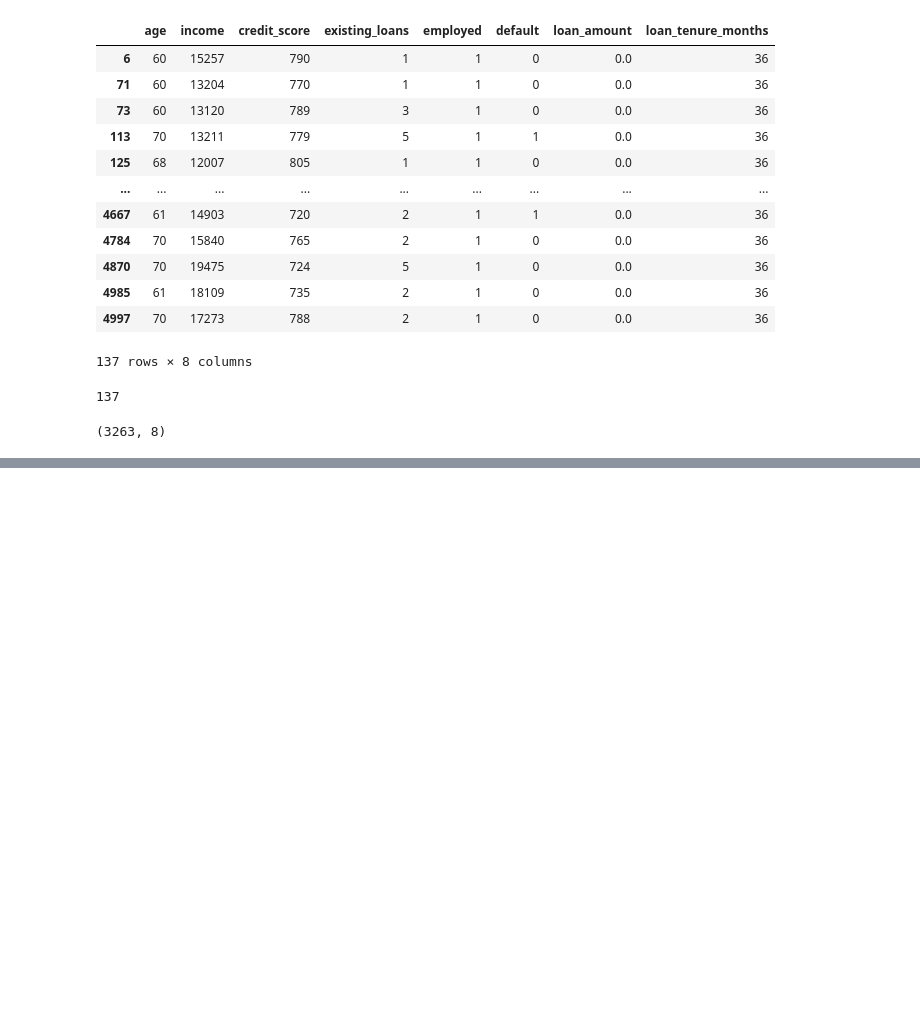
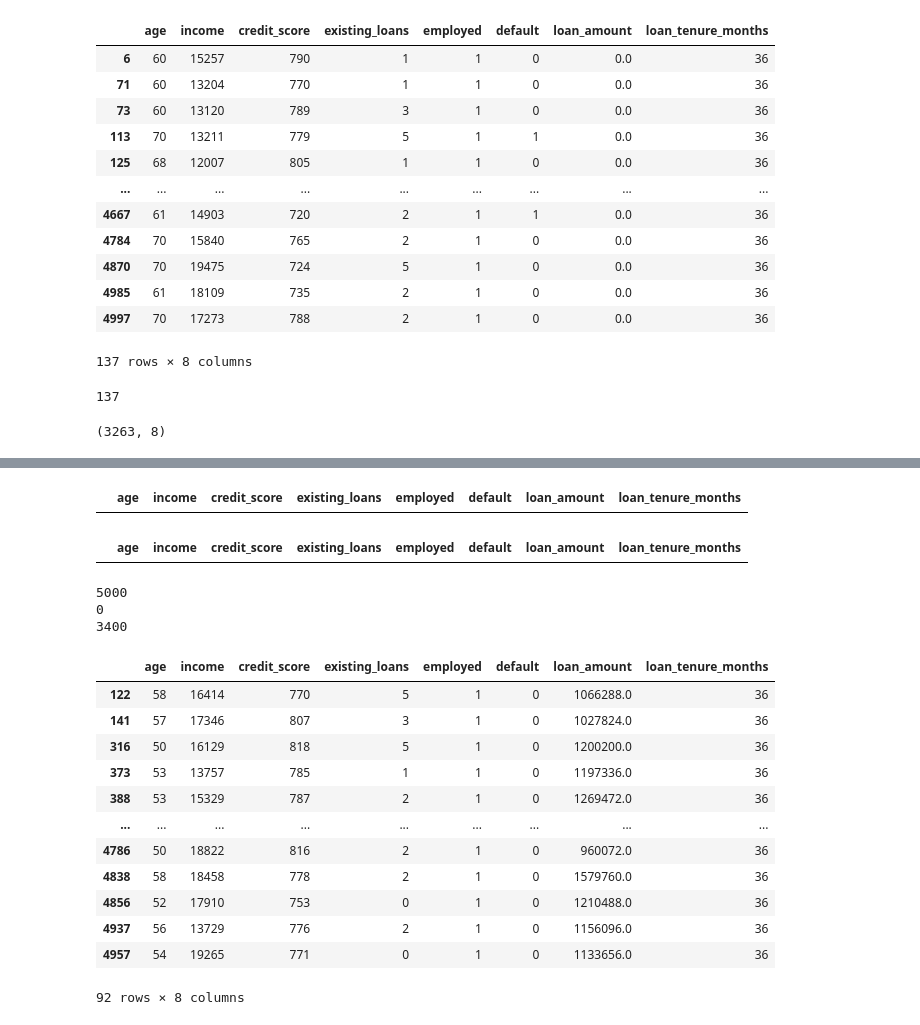
Before and after one commit to mdalishekh/DriftShield, a Jupyter notebook: data_clean3.ipynb, the cells around one changed output, grey strips where cells are left out. Drawn from its saved outputs; the diff is of its cells as text; code cells hidden in the pictures; blank space fills up the shorter version.

```diff
--- a/data_clean3.ipynb
+++ b/data_clean3.ipynb
@@ -371,0 +391,37 @@ df[un_assigned].shape
+# %%
+df.loc[
+    (df["income"]>50000)
+
+    ]
+# %% [output]
+|  | age | income | credit_score | existing_loans | employed | default | loan_amount | loan_tenure_months |
+# %%
+df[df["income"]>50000]
+# %% [output]
+|  | age | income | credit_score | existing_loans | employed | default | loan_amount | loan_tenure_months |
+# %%
+print(df.shape[0])  # Total rows check kar
+print(df['loan_amount'].isna().sum())  # Null loans
+print(df[df['loan_amount'] == 0].shape[0])  # Zero loans
+# %% [output]
+5000
+0
+3400
+# %%
+df.loc[
+    (df["loan_amount"]>900000)
+]
+# %% [output]
+|  | age | income | credit_score | existing_loans | employed | default | loan_amount | loan_tenure_months |
+| 122 | 58 | 16414 | 770 | 5 | 1 | 0 | 1066288.0 | 36 |
+| 141 | 57 | 17346 | 807 | 3 | 1 | 0 | 1027824.0 | 36 |
+| 316 | 50 | 16129 | 818 | 5 | 1 | 0 | 1200200.0 | 36 |
+| 373 | 53 | 13757 | 785 | 1 | 1 | 0 | 1197336.0 | 36 |
+| 388 | 53 | 15329 | 787 | 2 | 1 | 0 | 1269472.0 | 36 |
+| ... | ... | ... | ... | ... | ... | ... | ... | ... |
+| 4786 | 50 | 18822 | 816 | 2 | 1 | 0 | 960072.0 | 36 |
+| 4838 | 58 | 18458 | 778 | 2 | 1 | 0 | 1579760.0 | 36 |
+| 4856 | 52 | 17910 | 753 | 0 | 1 | 0 | 1210488.0 | 36 |
+| 4937 | 56 | 13729 | 776 | 2 | 1 | 0 | 1156096.0 | 36 |
+| 4957 | 54 | 19265 | 771 | 0 | 1 | 0 | 1133656.0 | 36 |
+92 rows × 8 columns
```
Also changed, not shown: parts of 4 cells of this notebook.
